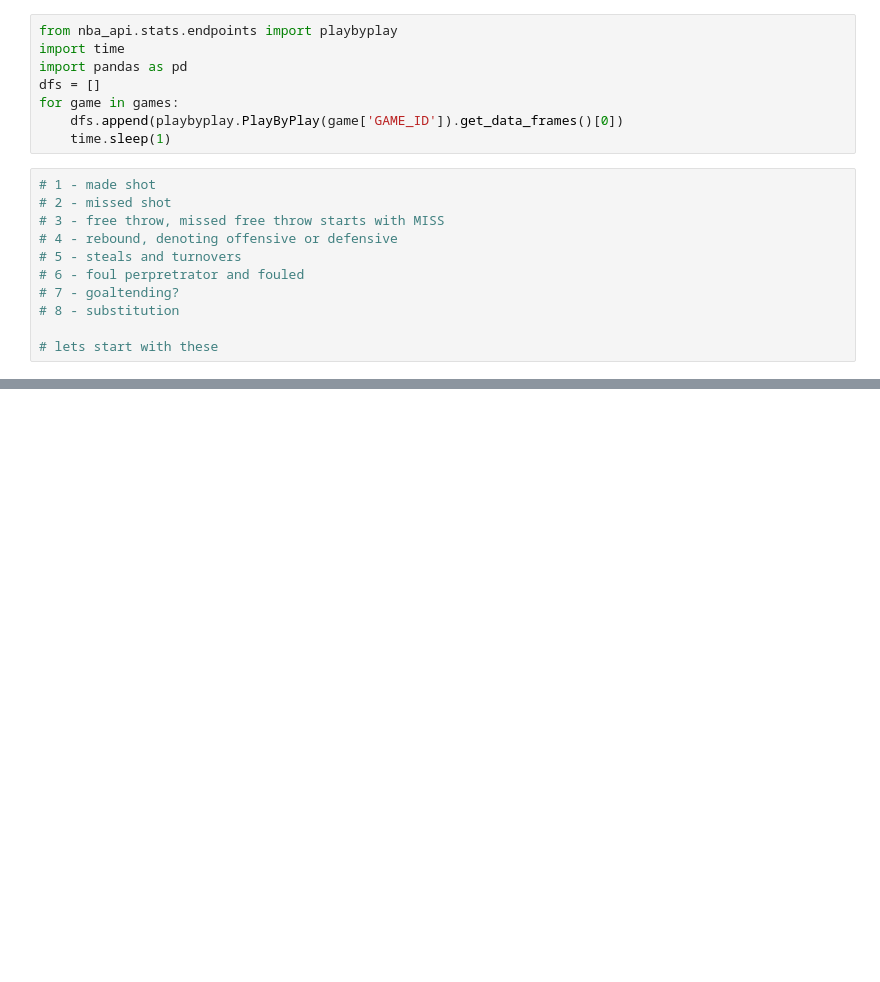
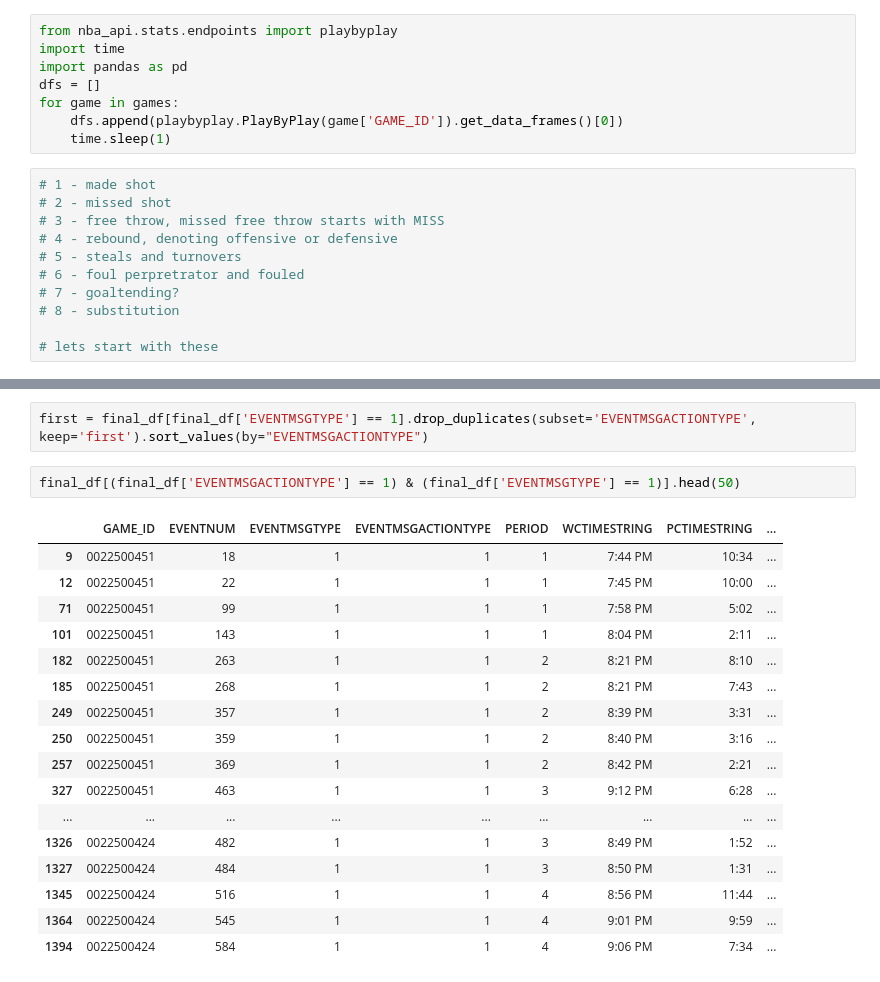
Before and after one commit to logancol/bballOracle, a Jupyter notebook: app/scripts/loadPBP.ipynb, the cells around one changed output, grey strips where cells are left out. Saved outputs shown, nothing was run; the diff lists cells and outputs as text; blank space fills up the shorter version.

```diff
--- a/app/scripts/loadPBP.ipynb
+++ b/app/scripts/loadPBP.ipynb
@@ -64,0 +89,22 @@ Made shot encountered
+# %%
+first = final_df[final_df['EVENTMSGTYPE'] == 1].drop_duplicates(subset='EVENTMSGACTIONTYPE', keep='first').sort_values(by="EVENTMSGACTIONTYPE")
+# %%
+final_df[(final_df['EVENTMSGACTIONTYPE'] == 1) & (final_df['EVENTMSGTYPE'] == 1)].head(50)
+# %% [output]
+|  | GAME_ID | EVENTNUM | EVENTMSGTYPE | EVENTMSGACTIONTYPE | PERIOD | WCTIMESTRING | PCTIMESTRING | ... |
+| 9 | 0022500451 | 18 | 1 | 1 | 1 | 7:44 PM | 10:34 | ... |
+| 12 | 0022500451 | 22 | 1 | 1 | 1 | 7:45 PM | 10:00 | ... |
+| 71 | 0022500451 | 99 | 1 | 1 | 1 | 7:58 PM | 5:02 | ... |
+| 101 | 0022500451 | 143 | 1 | 1 | 1 | 8:04 PM | 2:11 | ... |
+| 182 | 0022500451 | 263 | 1 | 1 | 2 | 8:21 PM | 8:10 | ... |
+| 185 | 0022500451 | 268 | 1 | 1 | 2 | 8:21 PM | 7:43 | ... |
+| 249 | 0022500451 | 357 | 1 | 1 | 2 | 8:39 PM | 3:31 | ... |
+| 250 | 0022500451 | 359 | 1 | 1 | 2 | 8:40 PM | 3:16 | ... |
+| 257 | 0022500451 | 369 | 1 | 1 | 2 | 8:42 PM | 2:21 | ... |
+| 327 | 0022500451 | 463 | 1 | 1 | 3 | 9:12 PM | 6:28 | ... |
+| ... | ... | ... | ... | ... | ... | ... | ... | ... |
+| 1326 | 0022500424 | 482 | 1 | 1 | 3 | 8:49 PM | 1:52 | ... |
+| 1327 | 0022500424 | 484 | 1 | 1 | 3 | 8:50 PM | 1:31 | ... |
+| 1345 | 0022500424 | 516 | 1 | 1 | 4 | 8:56 PM | 11:44 | ... |
+| 1364 | 0022500424 | 545 | 1 | 1 | 4 | 9:01 PM | 9:59 | ... |
+| 1394 | 0022500424 | 584 | 1 | 1 | 4 | 9:06 PM | 7:34 | ... |
```
Also changed, not shown: parts of 4 cells of this notebook, 4 other files.
